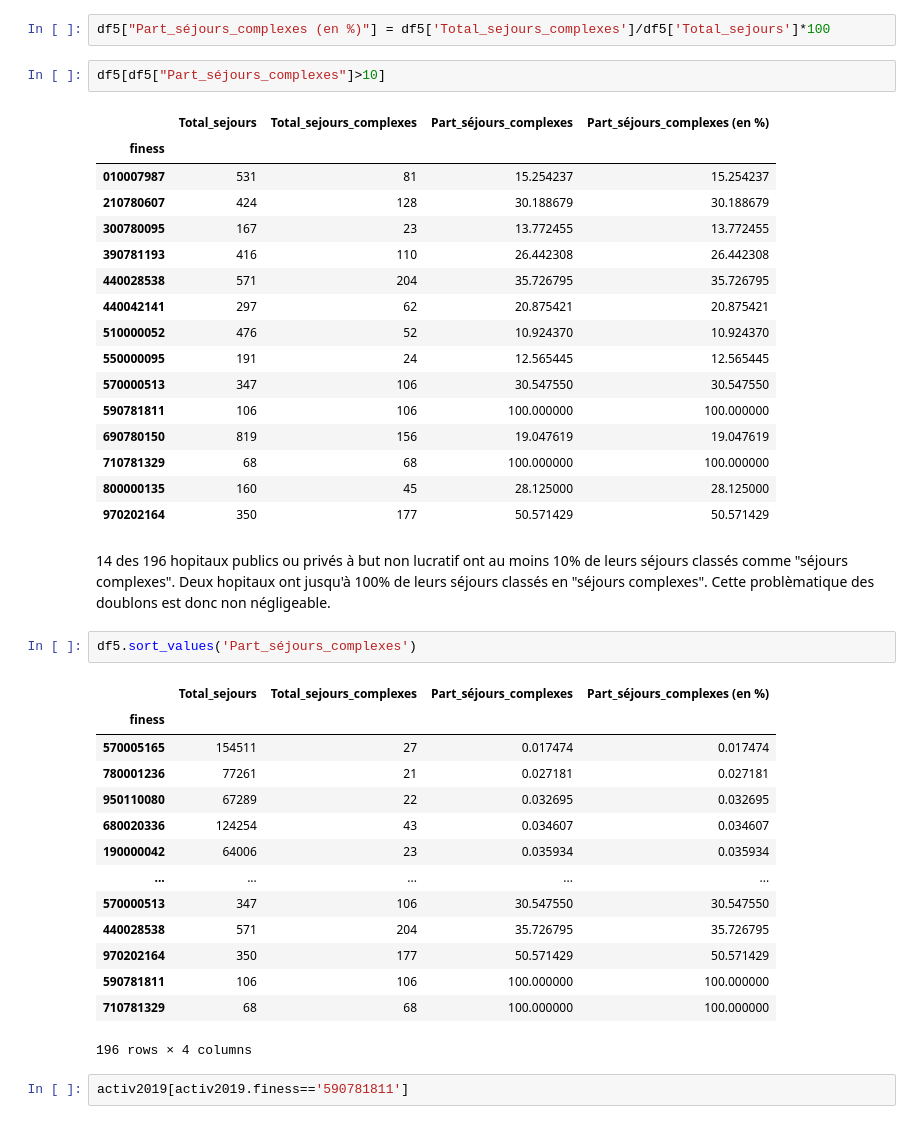
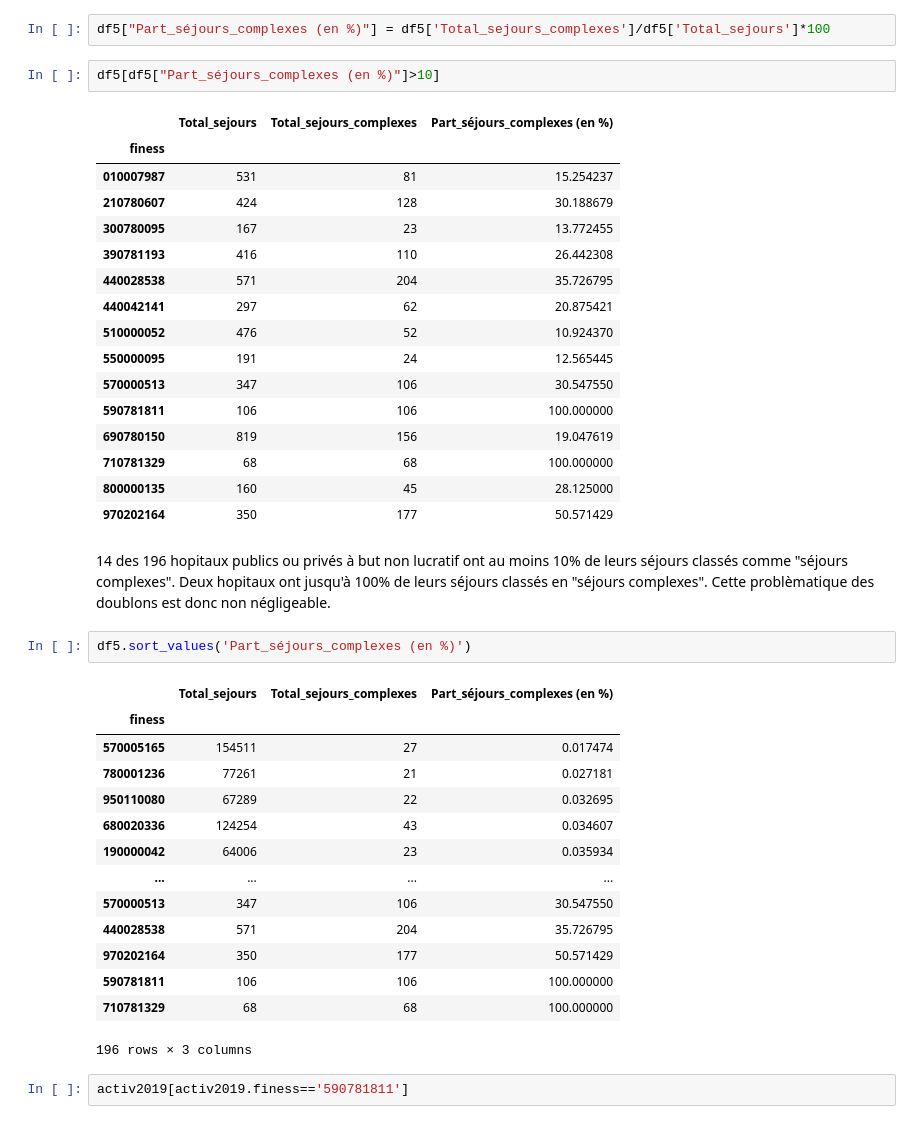
Before and after one commit to VincianeDesbois/Hopitaux_Production, a Jupyter notebook: Variable d'interet.ipynb, the cells around one changed output. Saved outputs shown, nothing was run; the diff lists cells and outputs as text.

```diff
--- a/Variable d'interet.ipynb
+++ b/Variable d'interet.ipynb
@@ -455,44 +607,44 @@ Au total il y a 196 hopitaux publics ou privés à but non lucratif sont impact
 # %%
 df5["Part_séjours_complexes (en %)"] = df5['Total_sejours_complexes']/df5['Total_sejours']*100
 # %%
-df5[df5["Part_séjours_complexes"]>10]
+df5[df5["Part_séjours_complexes (en %)"]>10]
 # %% [output]
-|  | Total_sejours | Total_sejours_complexes | Part_séjours_complexes | Part_séjours_complexes (en %) |
-| finess |  |  |  |  |
-| 010007987 | 531 | 81 | 15.254237 | 15.254237 |
-| 210780607 | 424 | 128 | 30.188679 | 30.188679 |
-| 300780095 | 167 | 23 | 13.772455 | 13.772455 |
-| 390781193 | 416 | 110 | 26.442308 | 26.442308 |
-| 440028538 | 571 | 204 | 35.726795 | 35.726795 |
-| 440042141 | 297 | 62 | 20.875421 | 20.875421 |
-| 510000052 | 476 | 52 | 10.924370 | 10.924370 |
-| 550000095 | 191 | 24 | 12.565445 | 12.565445 |
-| 570000513 | 347 | 106 | 30.547550 | 30.547550 |
-| 590781811 | 106 | 106 | 100.000000 | 100.000000 |
-| 690780150 | 819 | 156 | 19.047619 | 19.047619 |
-| 710781329 | 68 | 68 | 100.000000 | 100.000000 |
-| 800000135 | 160 | 45 | 28.125000 | 28.125000 |
-| 970202164 | 350 | 177 | 50.571429 | 50.571429 |
+|  | Total_sejours | Total_sejours_complexes | Part_séjours_complexes (en %) |
+| finess |  |  |  |
+| 010007987 | 531 | 81 | 15.254237 |
+| 210780607 | 424 | 128 | 30.188679 |
+| 300780095 | 167 | 23 | 13.772455 |
+| 390781193 | 416 | 110 | 26.442308 |
+| 440028538 | 571 | 204 | 35.726795 |
+| 440042141 | 297 | 62 | 20.875421 |
+| 510000052 | 476 | 52 | 10.924370 |
+| 550000095 | 191 | 24 | 12.565445 |
+| 570000513 | 347 | 106 | 30.547550 |
+| 590781811 | 106 | 106 | 100.000000 |
+| 690780150 | 819 | 156 | 19.047619 |
+| 710781329 | 68 | 68 | 100.000000 |
+| 800000135 | 160 | 45 | 28.125000 |
+| 970202164 | 350 | 177 | 50.571429 |
 # %% [markdown]
 14 des 196 hopitaux publics ou privés à but non lucratif ont au moins 10% de leurs séjours classés comme "séjours complexes". Deux hopitaux ont jusqu'à 100% de leurs séjours classés en "séjours complexes".
 Cette problèmatique des doublons est donc non négligeable.
 # %%
-df5.sort_values('Part_séjours_complexes')
+df5.sort_values('Part_séjours_complexes (en %)')
 # %% [output]
-|  | Total_sejours | Total_sejours_complexes | Part_séjours_complexes | Part_séjours_complexes (en %) |
-| finess |  |  |  |  |
-| 570005165 | 154511 | 27 | 0.017474 | 0.017474 |
-| 780001236 | 77261 | 21 | 0.027181 | 0.027181 |
-| 950110080 | 67289 | 22 | 0.032695 | 0.032695 |
-| 680020336 | 124254 | 43 | 0.034607 | 0.034607 |
-| 190000042 | 64006 | 23 | 0.035934 | 0.035934 |
-| ... | ... | ... | ... | ... |
-| 570000513 | 347 | 106 | 30.547550 | 30.547550 |
-| 440028538 | 571 | 204 | 35.726795 | 35.726795 |
-| 970202164 | 350 | 177 | 50.571429 | 50.571429 |
-| 590781811 | 106 | 106 | 100.000000 | 100.000000 |
-| 710781329 | 68 | 68 | 100.000000 | 100.000000 |
+|  | Total_sejours | Total_sejours_complexes | Part_séjours_complexes (en %) |
+| finess |  |  |  |
+| 570005165 | 154511 | 27 | 0.017474 |
+| 780001236 | 77261 | 21 | 0.027181 |
+| 950110080 | 67289 | 22 | 0.032695 |
+| 680020336 | 124254 | 43 | 0.034607 |
+| 190000042 | 64006 | 23 | 0.035934 |
+| ... | ... | ... | ... |
+| 570000513 | 347 | 106 | 30.547550 |
+| 440028538 | 571 | 204 | 35.726795 |
+| 970202164 | 350 | 177 | 50.571429 |
+| 590781811 | 106 | 106 | 100.000000 |
+| 710781329 | 68 | 68 | 100.000000 |
-196 rows × 4 columns
+196 rows × 3 columns
 # %%
 activ2019[activ2019.finess=='590781811']
 # %% [output]
```
Also changed, not shown: parts of 112 cells of this notebook.
